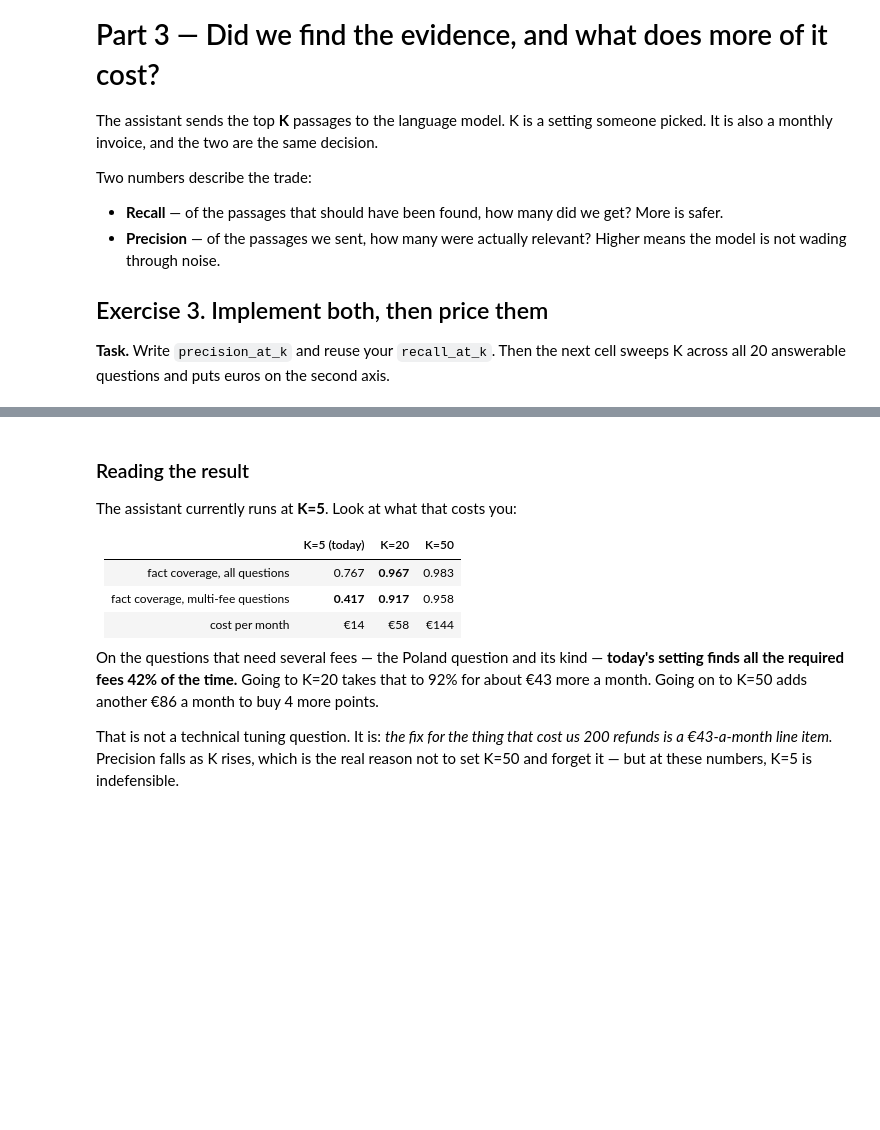
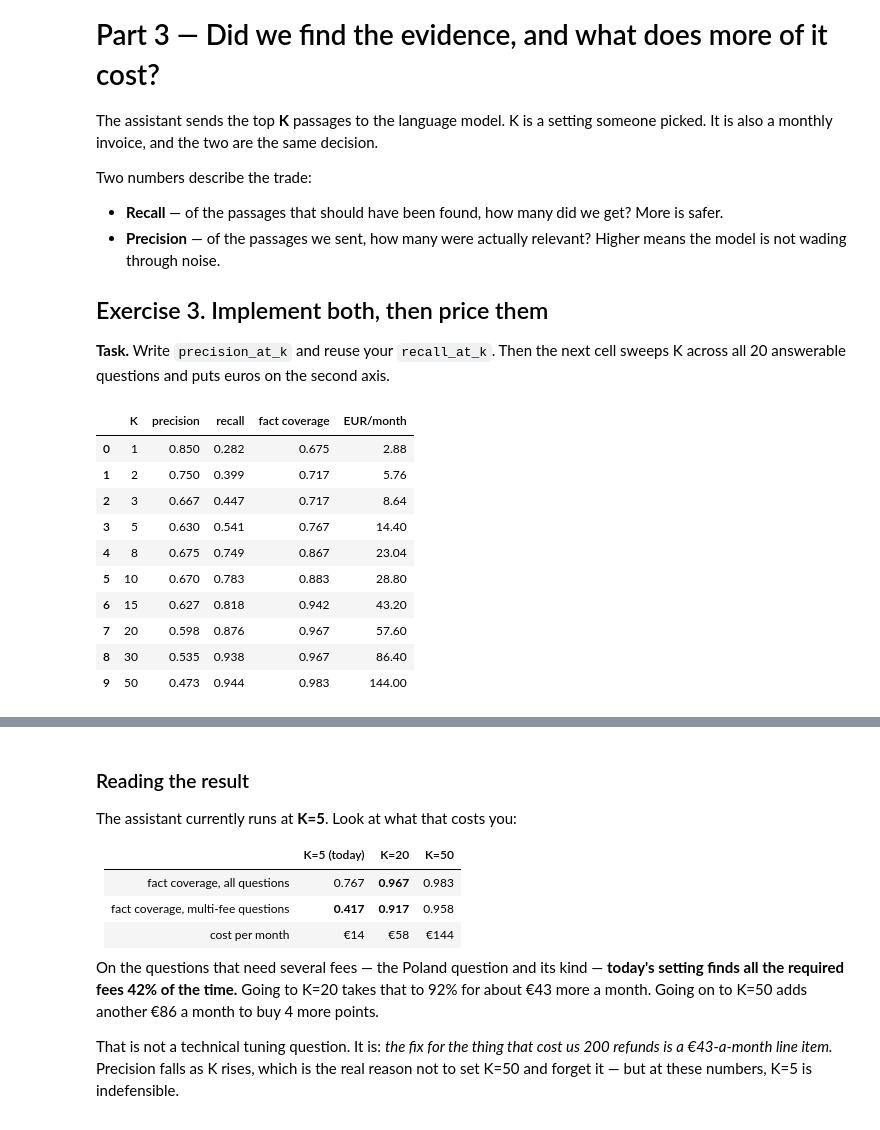
Before and after one commit to ssykes-eth/ETH_275-0005-00L, a Jupyter notebook: 06_cx_rag_evaluation_student.ipynb, the cells around one changed output, grey strips where cells are left out. Cells and saved outputs as stored; diff of their text form; code cells hidden in the pictures; blank space fills up the shorter version.

```diff
--- a/06_cx_rag_evaluation_student.ipynb
+++ b/06_cx_rag_evaluation_student.ipynb
@@ -517,14 +678,16 @@ from the unit you chose.
 
 def hit_at_k(retrieved, gold, k):
     """Did at least one relevant item make the top k? 1.0 or 0.0."""
-    return ...
+    if set(retrieved[:k]) & set(gold):
+        return 1.0
+    return 0.0
 
 
 def recall_at_k(retrieved, gold, k):
     """Fraction of ALL the gold items that appear in the first k retrieved items."""
     if not gold:
         return float("nan")     # this question has no answer key -> nothing to score
-    return ...
+    return len(set(retrieved[:k]) & set(gold)) / len(gold)
 
 
 ranked_chunks = LIVE["q01"]
@@ -646,34 +831,46 @@ across all 20 answerable questions and puts euros on the second axis.
 # 🎯 Implement: replace the single `...` in `precision_at_k`.
 #
 #    Hints:
 #      * `relevance` is a dict mapping chunk_id -> grade, where the grade runs 0 to 3.
 #        A passage counts as "relevant at all" when its grade is >= 1.
 #      * A chunk that was never labelled is simply MISSING from that dict, which means
 #        grade 0. Use `relevance.get(c, 0)` so a missing key returns 0 instead of raising.
 #      * Count the relevant ones among the top k, then divide by k:
 #        `sum(1 for c in retrieved[:k] if <the chunk is relevant>) / k`
 #      * You do NOT need to rewrite recall_at_k — the one you wrote in Exercise 2 is
 #        reused in the sweep below, along with fact_coverage_at_k, which is given.
 
 def precision_at_k(retrieved, relevance, k):
     """Fraction of the first k retrieved passages that are relevant at all."""
     if k == 0:
         return float("nan")     # asking for the top 0 results is not a question
-    return ...
+    return sum(1 for c in retrieved[:k] if relevance.get(c, 0) >= 1) / k
 
 
 Ks = [1, 2, 3, 5, 8, 10, 15, 20, 30, 50]
 QUESTIONS_PER_MONTH, TOKENS_PER_PASSAGE, EUR_PER_MTOK = 40_000, 120, 0.60
 
 sweep = pd.DataFrame([{
     "K": k,
     "precision": np.mean([precision_at_k(LIVE[x["qid"]], x["relevance"], k) for x in SCORED]),
     "recall": np.nanmean([recall_at_k(LIVE[x["qid"]], x["gold_chunk_ids"], k) for x in SCORED]),
     "fact coverage": np.nanmean([fact_coverage_at_k(LIVE[x["qid"]], x["fact_to_chunks"], k)
                                  for x in SCORED]),
     "EUR/month": k * TOKENS_PER_PASSAGE * QUESTIONS_PER_MONTH / 1e6 * EUR_PER_MTOK,
 } for k in Ks])
 display(sweep.round(3))
+# %% [output]
+|  | K | precision | recall | fact coverage | EUR/month |
+| 0 | 1 | 0.850 | 0.282 | 0.675 | 2.88 |
+| 1 | 2 | 0.750 | 0.399 | 0.717 | 5.76 |
+| 2 | 3 | 0.667 | 0.447 | 0.717 | 8.64 |
+| 3 | 5 | 0.630 | 0.541 | 0.767 | 14.40 |
+| 4 | 8 | 0.675 | 0.749 | 0.867 | 23.04 |
+| 5 | 10 | 0.670 | 0.783 | 0.883 | 28.80 |
+| 6 | 15 | 0.627 | 0.818 | 0.942 | 43.20 |
+| 7 | 20 | 0.598 | 0.876 | 0.967 | 57.60 |
+| 8 | 30 | 0.535 | 0.938 | 0.967 | 86.40 |
+| 9 | 50 | 0.473 | 0.944 | 0.983 | 144.00 |
 # %%
 #@title 📊 What each extra passage buys, and what it costs (run me) { display-mode: "form" }
 fig, ax = plt.subplots(figsize=(7.4, 4.0))
```
Also changed, not shown: parts of 33 cells of this notebook.
